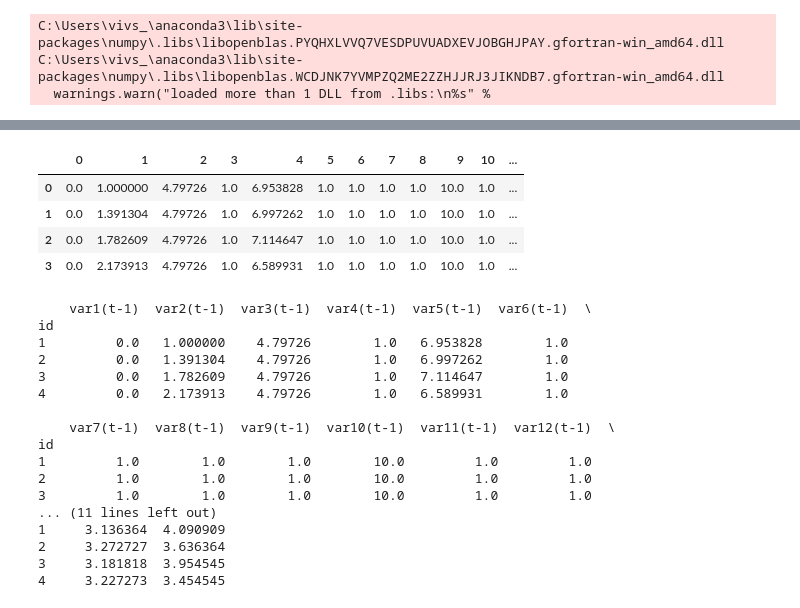
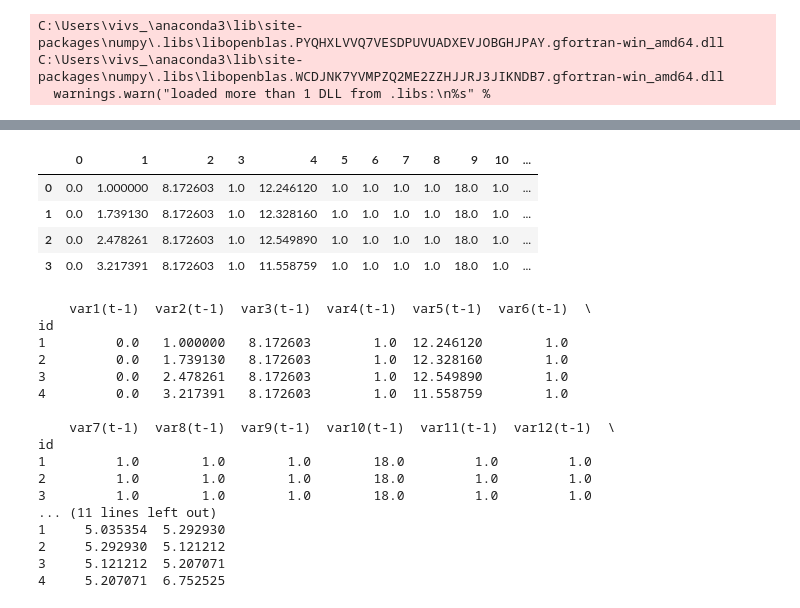
Before and after one commit to andrehoejmark/AVG-Speed-Prediction-of-cars-based-on-road-events, a Jupyter notebook: Training/5. Weather-data-LSTM-new.ipynb, the cells around one changed output, grey strips where cells are left out. Saved outputs shown, nothing was run; the diff lists cells and outputs as text; code cells hidden in the pictures.

```diff
--- a/Training/5. Weather-data-LSTM-new.ipynb
+++ b/Training/5. Weather-data-LSTM-new.ipynb
@@ -213,0 +24,4 @@ segment_speeds_weather.head(5)
+# %%
+dataset = read_csv("segment_speeds_weather.csv")
+# %%
+dataset = dataset.iloc[: , 1:]
@@ -214,20 +36,18 @@ segment_speeds_weather.head(5)
 # %%
-dataset=segment_speeds_weather
 values = dataset.values
 # ensure all data is float
 values = values.astype('float32')
+# normalizing input features
+scaler = MinMaxScaler(feature_range=(1, 18))
+scaled = scaler.fit_transform(values)
+scaled =pd.DataFrame(scaled)
+scaled.head(4)
+# %% [output]
+|  | 0 | 1 | 2 | 3 | 4 | 5 | 6 | 7 | 8 | 9 | 10 | ... |
+| 0 | 0.0 | 1.000000 | 8.172603 | 1.0 | 12.246120 | 1.0 | 1.0 | 1.0 | 1.0 | 18.0 | 1.0 | ... |
+| 1 | 0.0 | 1.739130 | 8.172603 | 1.0 | 12.328160 | 1.0 | 1.0 | 1.0 | 1.0 | 18.0 | 1.0 | ... |
+| 2 | 0.0 | 2.478261 | 8.172603 | 1.0 | 12.549890 | 1.0 | 1.0 | 1.0 | 1.0 | 18.0 | 1.0 | ... |
+| 3 | 0.0 | 3.217391 | 8.172603 | 1.0 | 11.558759 | 1.0 | 1.0 | 1.0 | 1.0 | 18.0 | 1.0 | ... |
-# %%
-# normalizing input features
-scaler = MinMaxScaler(feature_range=(1, 10))
-scaled = scaler.fit_transform(values)
-scaled =pd.DataFrame(scaled)
-scaled.head(4)
-# %% [output]
-|  | 0 | 1 | 2 | 3 | 4 | 5 | 6 | 7 | 8 | 9 | 10 | ... |
-| 0 | 0.0 | 1.000000 | 4.79726 | 1.0 | 6.953828 | 1.0 | 1.0 | 1.0 | 1.0 | 10.0 | 1.0 | ... |
-| 1 | 0.0 | 1.391304 | 4.79726 | 1.0 | 6.997262 | 1.0 | 1.0 | 1.0 | 1.0 | 10.0 | 1.0 | ... |
-| 2 | 0.0 | 1.782609 | 4.79726 | 1.0 | 7.114647 | 1.0 | 1.0 | 1.0 | 1.0 | 10.0 | 1.0 | ... |
-| 3 | 0.0 | 2.173913 | 4.79726 | 1.0 | 6.589931 | 1.0 | 1.0 | 1.0 | 1.0 | 10.0 | 1.0 | ... |
 # %%
 def create_ts_data(dataset, lookback=1, predicted_col=2):
     temp=dataset.copy()
@@ -248,7 +68,7 @@ def create_ts_data(dataset, lookback=1, predicted_col=2):
 # %%
 #We now create the time series dataset with looking back one time step
 
-reframed_df= create_ts_data(scaled, 10,18)
+reframed_df= create_ts_data(scaled, 1,18)
 reframed_df.fillna(0, inplace=True)
 
 reframed_df.columns = ['var1(t-1)', 'var2(t-1)', 'var3(t-1)', 'var4(t-1)','var5(t-1)', 'var6(t-1)', 'var7(t-1)','var8(t-1)','var9(t-1)','var10(t-1)','var11(t-1)','var12(t-1)','var13(t-1)','var14(t-1)','var15(t-1)','var16(t-1)','var17(t-1)','var18(t-1)','var19(t-1)','var1(t)',]
@@ -256,21 +76,21 @@ print(reframed_df.head(4))
 # %% [output]
     var1(t-1)  var2(t-1)  var3(t-1)  var4(t-1)  var5(t-1)  var6(t-1)  \
 id
-1         0.0   1.000000    4.79726        1.0   6.953828        1.0
-2         0.0   1.391304    4.79726        1.0   6.997262        1.0
-3         0.0   1.782609    4.79726        1.0   7.114647        1.0
-4         0.0   2.173913    4.79726        1.0   6.589931        1.0
+1         0.0   1.000000   8.172603        1.0  12.246120        1.0
+2         0.0   1.739130   8.172603        1.0  12.328160        1.0
+3         0.0   2.478261   8.172603        1.0  12.549890        1.0
+4         0.0   3.217391   8.172603        1.0  11.558759        1.0
 
     var7(t-1)  var8(t-1)  var9(t-1)  var10(t-1)  var11(t-1)  var12(t-1)  \
 id
-1         1.0        1.0        1.0        10.0         1.0         1.0
-2         1.0        1.0        1.0        10.0         1.0         1.0
-3         1.0        1.0        1.0        10.0         1.0         1.0
+1         1.0        1.0        1.0        18.0         1.0         1.0
+2         1.0        1.0        1.0        18.0         1.0         1.0
+3         1.0        1.0        1.0        18.0         1.0         1.0
 ... (11 lines left out)
-1     3.136364  4.090909
-2     3.272727  3.636364
-3     3.181818  3.954545
-4     3.227273  3.454545
+1     5.035354  5.292930
+2     5.292930  5.121212
+3     5.121212  5.207071
+4     5.207071  6.752525
 # %%
 # split into train and test sets
 values = reframed_df.values
```
Also changed, not shown: parts of 39 cells of this notebook, 1 other file.
